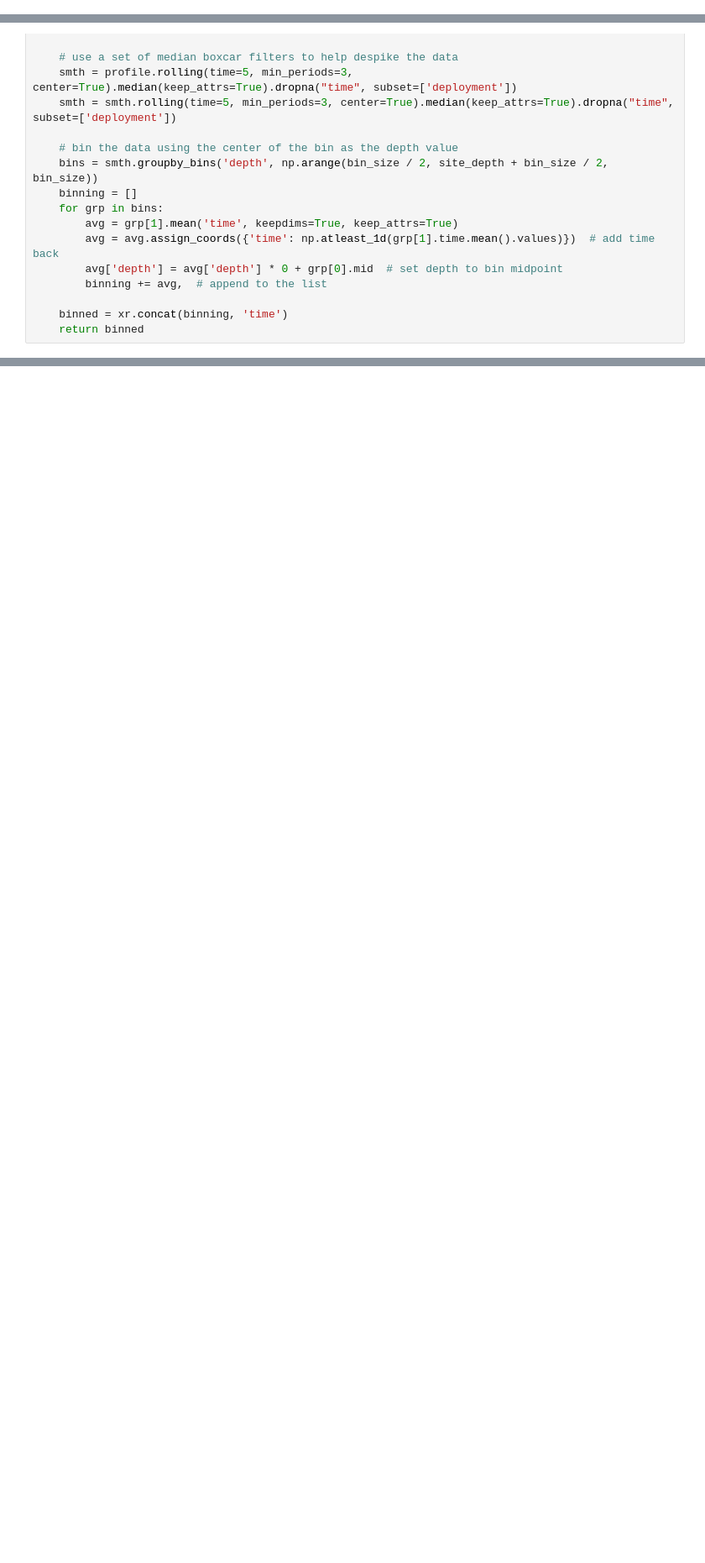
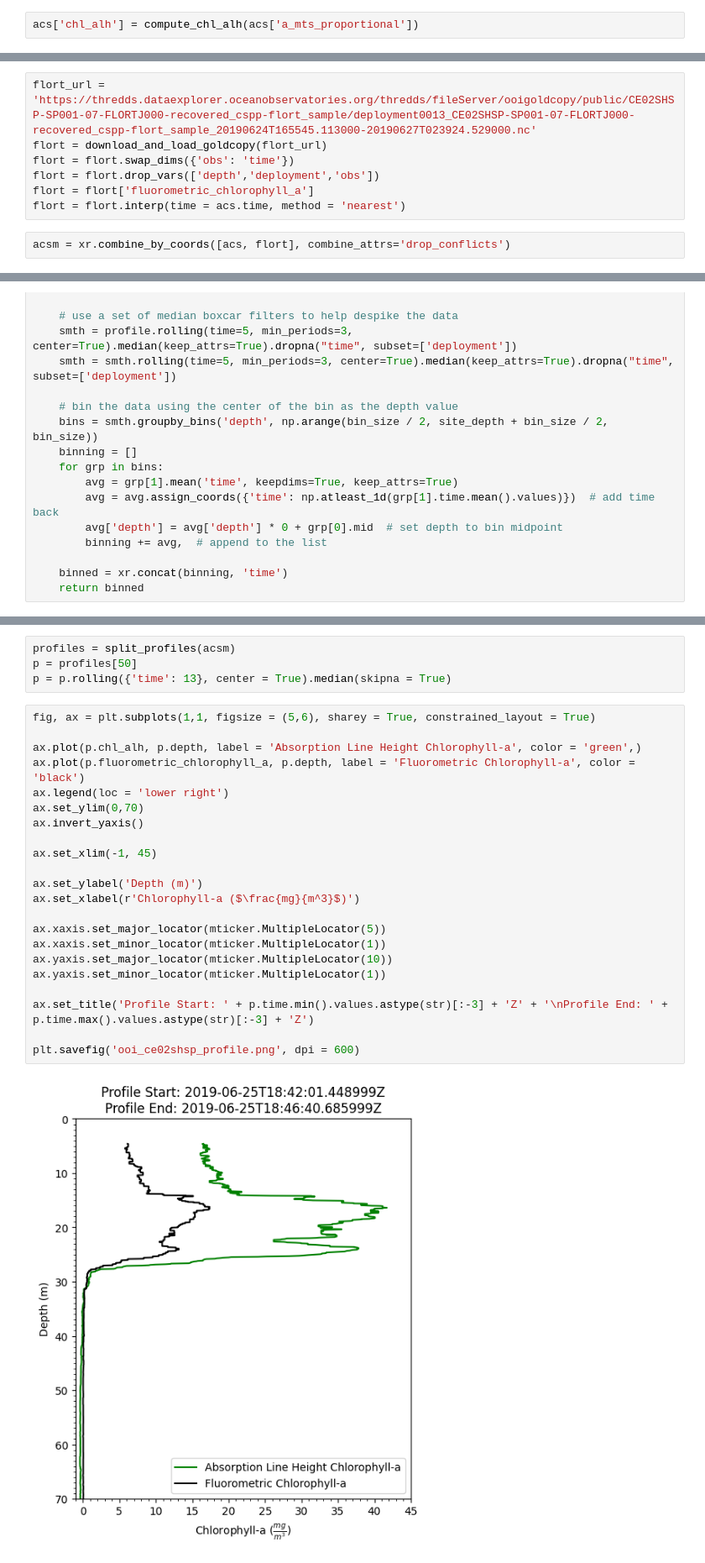
Before and after one commit to thorblock/acspype, a Jupyter notebook: examples/ooi_ce02shsp.ipynb, the cells around one changed output, grey strips where cells are left out. Shown at 84% size. Drawn from its saved outputs; the diff is of its cells as text; blank space fills up the shorter version.

```diff
--- a/examples/ooi_ce02shsp.ipynb
+++ b/examples/ooi_ce02shsp.ipynb
@@ -172,0 +134,2 @@ Data variables: (12/34)
+# %%
+acs['chl_alh'] = compute_chl_alh(acs['a_mts_proportional'])
@@ -173,3 +139,12 @@ Data variables: (12/34)
+# %%
+flort_url = 'https://thredds.dataexplorer.oceanobservatories.org/thredds/fileServer/ooigoldcopy/public/CE02SHSP-SP001-07-FLORTJ000-recovered_cspp-flort_sample/deployment0013_CE02SHSP-SP001-07-FLORTJ000-recovered_cspp-flort_sample_20190624T165545.113000-20190627T023924.529000.nc'
+flort = download_and_load_goldcopy(flort_url)
+flort = flort.swap_dims({'obs': 'time'})
+flort = flort.drop_vars(['depth','deployment','obs'])
+flort = flort['fluorometric_chlorophyll_a']
+flort = flort.interp(time = acs.time, method = 'nearest')
+# %%
+acsm = xr.combine_by_coords([acs, flort], combine_attrs='drop_conflicts')
 # %% [markdown]
 ## Split Into Profiles
 OOI profiler data is not distributed to the end-user with a unique ID for each profile. Here, lets assume that the minimum time between profiles is 15 minutes.
@@ -257,0 +218,28 @@ ax[1].invert_yaxis()
+# %%
+profiles = split_profiles(acsm)
+p = profiles[50]
+p = p.rolling({'time': 13}, center = True).median(skipna = True)
+# %%
+fig, ax = plt.subplots(1,1, figsize = (5,6), sharey = True, constrained_layout = True)
+
+ax.plot(p.chl_alh, p.depth, label = 'Absorption Line Height Chlorophyll-a', color = 'green',)
+ax.plot(p.fluorometric_chlorophyll_a, p.depth, label = 'Fluorometric Chlorophyll-a', color = 'black')
+ax.legend(loc = 'lower right')
+ax.set_ylim(0,70)
+ax.invert_yaxis()
+
+ax.set_xlim(-1, 45)
+
+ax.set_ylabel('Depth (m)')
+ax.set_xlabel(r'Chlorophyll-a ($\frac{mg}{m^3}$)')
+
+ax.xaxis.set_major_locator(mticker.MultipleLocator(5))
+ax.xaxis.set_minor_locator(mticker.MultipleLocator(1))
+ax.yaxis.set_major_locator(mticker.MultipleLocator(10))
+ax.yaxis.set_minor_locator(mticker.MultipleLocator(1))
+
+ax.set_title('Profile Start: ' + p.time.min().values.astype(str)[:-3] + 'Z' + '\nProfile End: ' + p.time.max().values.astype(str)[:-3] + 'Z')
+
+plt.savefig('ooi_ce02shsp_profile.png', dpi = 600)
+# %% [output]
+[figure, added]
```
Also changed, not shown: parts of 72 cells of this notebook, 7 other files.
